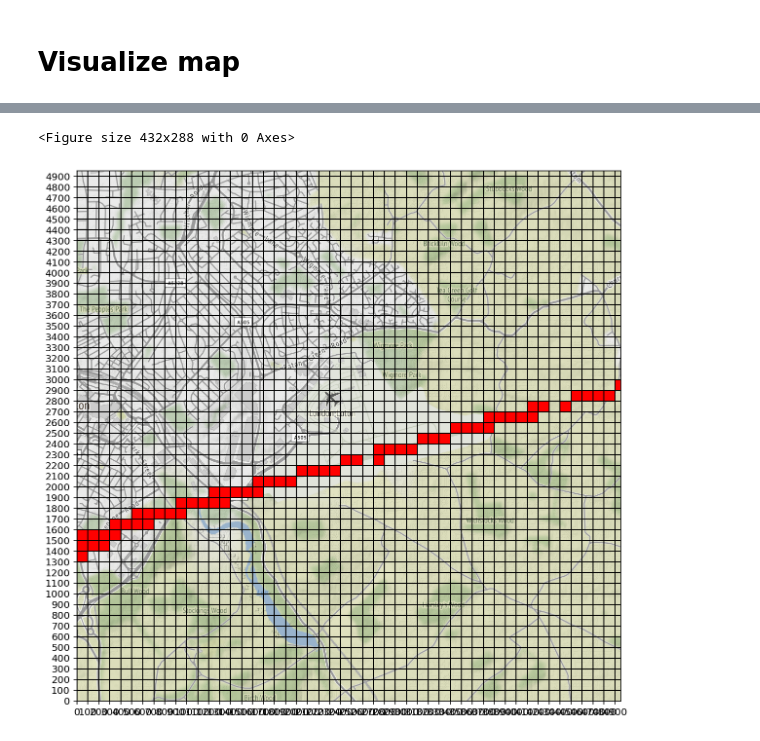
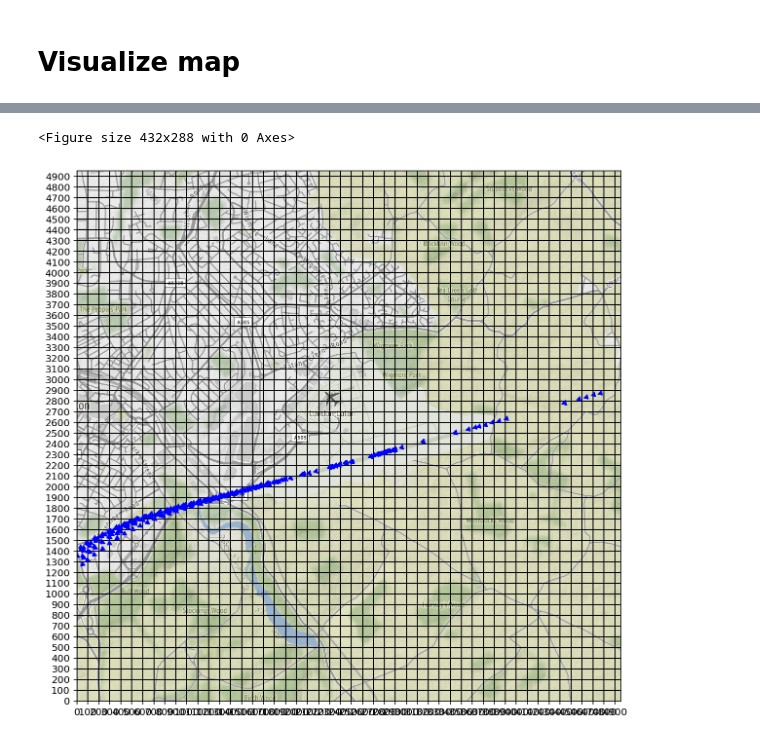
Before and after one commit to naguzmans/opportunistic-utm, a Jupyter notebook: spark.ipynb, the cells around one changed output, grey strips where cells are left out. Cells and saved outputs as stored; diff of their text form; code cells hidden in the pictures.

```diff
--- a/spark.ipynb
+++ b/spark.ipynb
@@ -12,7 +32,9 @@ drive.mount('/content/drive')
 # Load CSV data into Spark
 # %%
 from pyspark.sql import SparkSession
-from pyspark.sql.types import StructType, StructField, StringType, FloatType, BooleanType, LongType, DateType
+from pyspark.sql.types import StructType, StructField, StringType, FloatType, BooleanType, LongType, DateType, IntegerType
+from pyspark.sql.functions import udf
+spark.conf.set("spark.sql.execution.arrow.enabled", "true")
 import os
 import glob
 import datetime
@@ -47,6 +69,10 @@ schema = StructType([ \
     StructField('hour', LongType(), True) \
 ])
 
+def epoch_to_utc(hour_in_unix_time):
+  return datetime.datetime.utcfromtimestamp(hour_in_unix_time)
+utc = udf(epoch_to_utc, DateType())
+
 folder_path = '/content/drive/MyDrive/opportunistic-utm/data'
 file_names = []
 
@@ -54,6 +80,8 @@ for filename in glob.iglob(folder_path + '/**/*.csv', recursive=True):
   file_names.append(filename)
 
 opensky_df = spark.read.option('header', True).csv(path=file_names, schema=schema)
+opensky_df = opensky_df.withColumn('timestamp', utc('hour'))
+
 # opensky_df = opensky_df.sort('time')
 opensky_df.show(10)
 # %% [output]
@@ -282,30 +380,34 @@ pd_image_subset = day_subset.where(day_subset.hour == 1559415600).toPandas()
 # %%
 import contextily as cx
 import matplotlib.patches as patches
 import matplotlib.pyplot as plt
+from scipy.interpolate import interp1d
 %config InlineBackend.figure_format = 'retina'
+
+x = np.linspace(0, 5000, num=100, endpoint=True)
 
 plt.figure()
 fig, ax = plt.subplots(figsize=(10,10))
 
 ghent_img, ghent_ext = cx.bounds2img(min_lon, min_lat, max_lon, max_lat, ll=True, source=cx.providers.Stamen.Terrain)
 we_distance = haversine(min_coord, (min_lat, max_lon), unit=Unit.METERS)
 ns_distance = haversine(min_coord, (max_lat, min_lon), unit=Unit.METERS)
 
 ax.imshow(ghent_img, extent=(0, we_distance, 0, ns_distance))
 # ax.scatter(pd_image_subset['we_distance'], pd_image_subset['ns_distance'])
-# for k in range(0, len(pd_image_subset)):
-#   ax.plot(pd_image_subset['we_distance'][k], pd_image_subset['ns_distance'][k], '-', marker=(3, 0, -pd_image_subset['heading'][k]), markersize=15, color='blue')
+for k in range(0, len(pd_image_subset)):
+  ax.plot(pd_image_subset['we_distance'][k], pd_image_subset['ns_distance'][k], '-', marker=(3, 0, -pd_image_subset['heading'][k]), markersize=5, color='blue')
 
 ax.set_xticks(np.arange(0, 5000, 100))
 ax.set_yticks(np.arange(0, 5000, 100))
 ax.grid(color='black', linewidth = 1, which='both')
 
 for i in range(0, len(pd_image_subset)):
   rect = patches.Rectangle((pd_image_subset['we_px'][i]*100, pd_image_subset['ns_px'][i]*100), 100, 100, facecolor='red')
-  ax.add_patch(rect)
+  # ax.add_patch(rect)
 
 ax.set_aspect('auto')
+# ax.axis('off')
 # %% [output]
 <Figure size 432x288 with 0 Axes>
-[figure, old version]
+[figure, new version]
```
Also changed, not shown: parts of 13 cells of this notebook.
